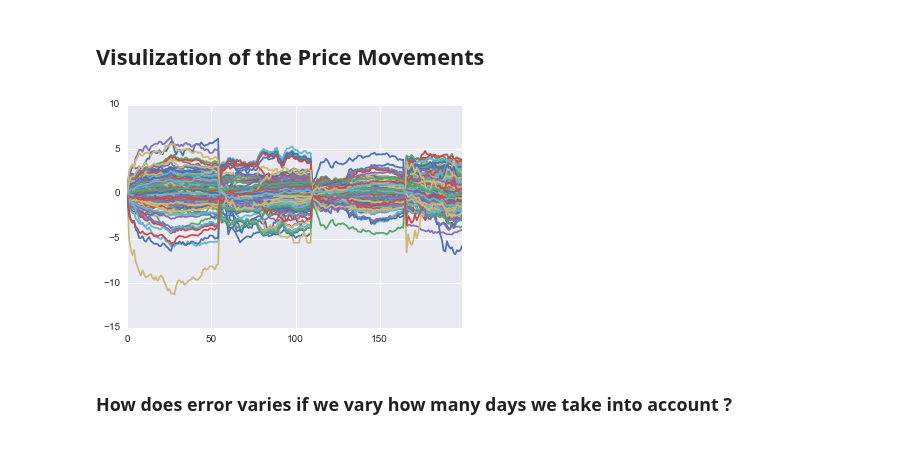
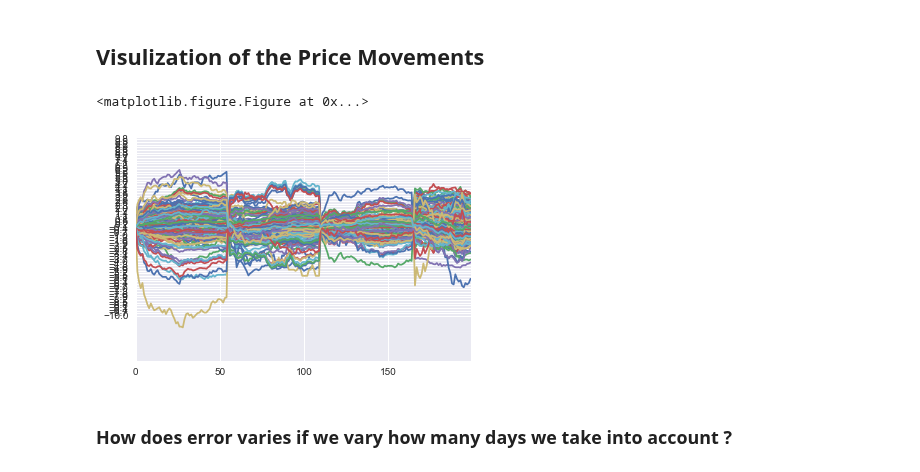
Before and after one commit to numb3r33/Kaggle-Competitions, a Jupyter notebook: Battlefin-s-big-data/notebooks/Battlefin_Analysis.ipynb, the cells around one changed output. Saved outputs shown, nothing was run; the diff lists cells and outputs as text; code cells hidden in the pictures.

Commit message:
Worked on visualization of multiple securities

```diff
--- a/Battlefin-s-big-data/notebooks/Battlefin_Analysis.ipynb
+++ b/Battlefin-s-big-data/notebooks/Battlefin_Analysis.ipynb
@@ -68,10 +68,14 @@ def concatenate_intra_day_results():
 merged_df = concatenate_intra_day_results()
 # %%
 merged_df = merged_df.set_index(np.arange(0, 55 * 510))
-# %%
-merged_df.iloc[: 200, :198].plot(legend=False);
-# %% [output]
-[figure, removed]
+# %%
+figure = plt.figure(figsize=(20, 20))
+merged_df.iloc[: 200, :198].plot(legend=False, figsize=(20, 20))
+plt.yticks(np.arange(-10, 10, .3))
+plt.show();
+# %% [output]
+<matplotlib.figure.Figure at 0x...>
+[figure, added]
 # %% [markdown]
 ### How does error varies if we vary how many days we take into account ?
 # %%
```
Also changed, not shown: parts of 12 cells of this notebook.
